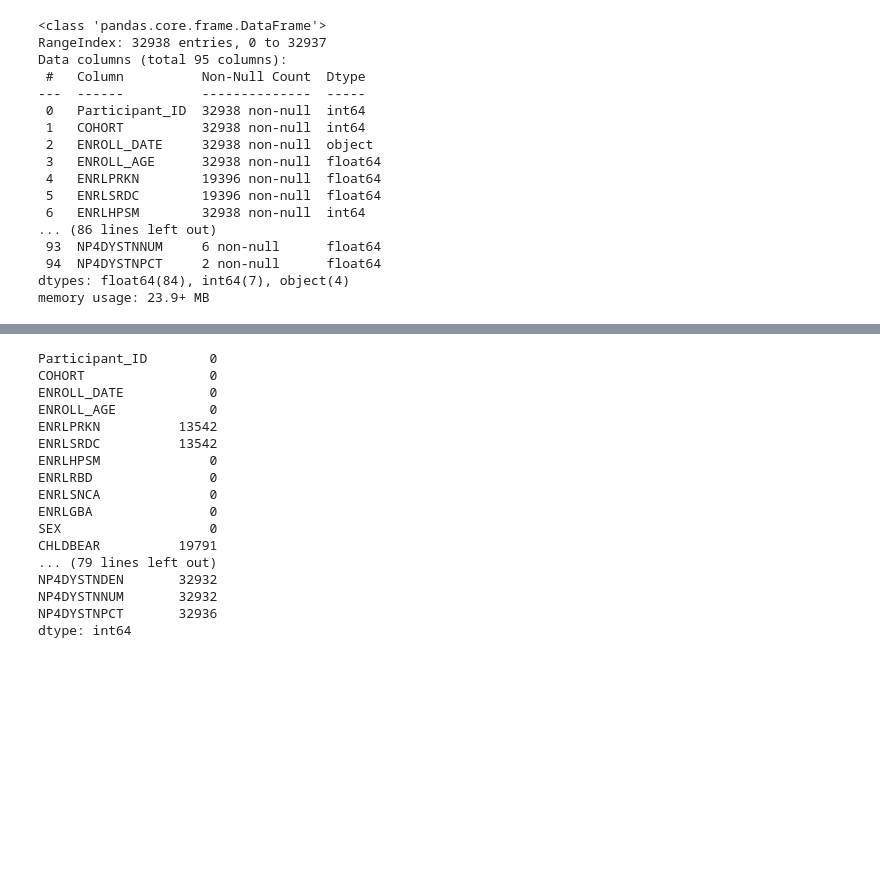
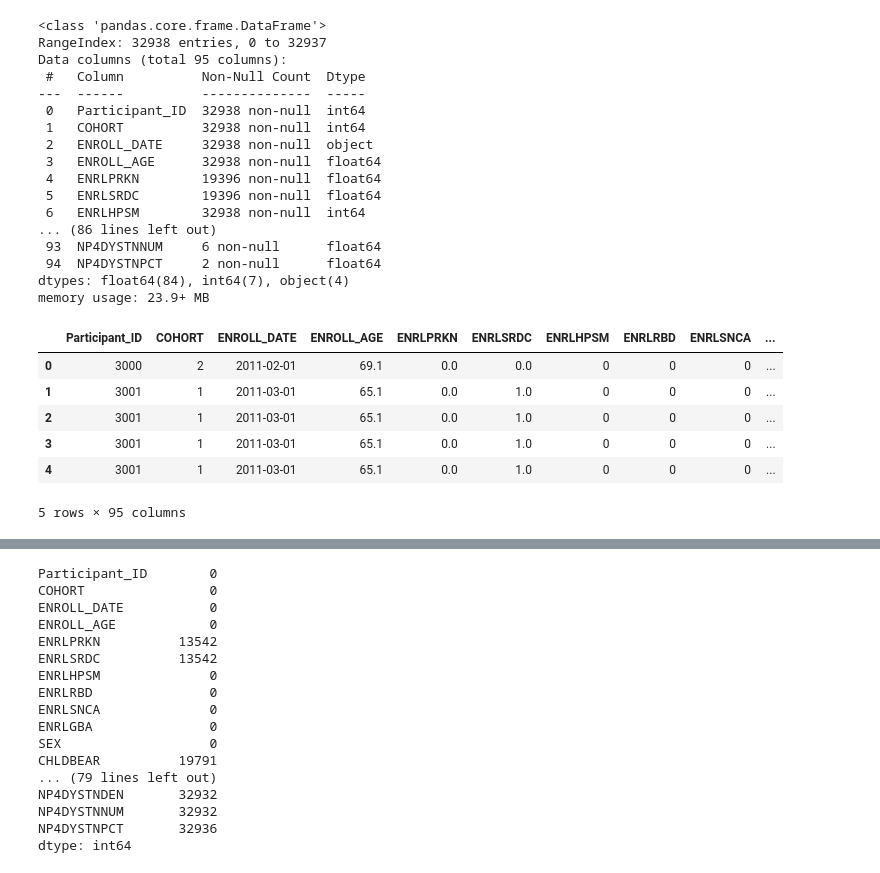
Before and after one commit to mrudulaacharya/Parkinson-s-Prediction, a Jupyter notebook: scripts/Data preprocessing.ipynb, the cells around one changed output, grey strips where cells are left out. Drawn from its saved outputs; the diff is of its cells as text; code cells hidden in the pictures; blank space fills up the shorter version.

```diff
--- a/scripts/Data preprocessing.ipynb
+++ b/scripts/Data preprocessing.ipynb
@@ -13,23 +13,32 @@ cleaned_df = pd.read_csv('/home/mrudula/MLPOPS/final_cleaned.csv')
 # %%
 cleaned_df.info()
+
+cleaned_df.head()
 # %% [output]
 <class 'pandas.core.frame.DataFrame'>
 RangeIndex: 32938 entries, 0 to 32937
 Data columns (total 95 columns):
  #   Column          Non-Null Count  Dtype
 ---  ------          --------------  -----
  0   Participant_ID  32938 non-null  int64
  1   COHORT          32938 non-null  int64
  2   ENROLL_DATE     32938 non-null  object
  3   ENROLL_AGE      32938 non-null  float64
  4   ENRLPRKN        19396 non-null  float64
  5   ENRLSRDC        19396 non-null  float64
  6   ENRLHPSM        32938 non-null  int64
 ... (86 lines left out)
  93  NP4DYSTNNUM     6 non-null      float64
  94  NP4DYSTNPCT     2 non-null      float64
 dtypes: float64(84), int64(7), object(4)
 memory usage: 23.9+ MB
+|  | Participant_ID | COHORT | ENROLL_DATE | ENROLL_AGE | ENRLPRKN | ENRLSRDC | ENRLHPSM | ENRLRBD | ENRLSNCA | ... |
+| 0 | 3000 | 2 | 2011-02-01 | 69.1 | 0.0 | 0.0 | 0 | 0 | 0 | ... |
+| 1 | 3001 | 1 | 2011-03-01 | 65.1 | 0.0 | 1.0 | 0 | 0 | 0 | ... |
+| 2 | 3001 | 1 | 2011-03-01 | 65.1 | 0.0 | 1.0 | 0 | 0 | 0 | ... |
+| 3 | 3001 | 1 | 2011-03-01 | 65.1 | 0.0 | 1.0 | 0 | 0 | 0 | ... |
+| 4 | 3001 | 1 | 2011-03-01 | 65.1 | 0.0 | 1.0 | 0 | 0 | 0 | ... |
+5 rows × 95 columns
 # %%
 cleaned_df.drop(columns=['PATNO'],inplace=True)
 # %%
```
Also changed, not shown: parts of 5 cells of this notebook.
